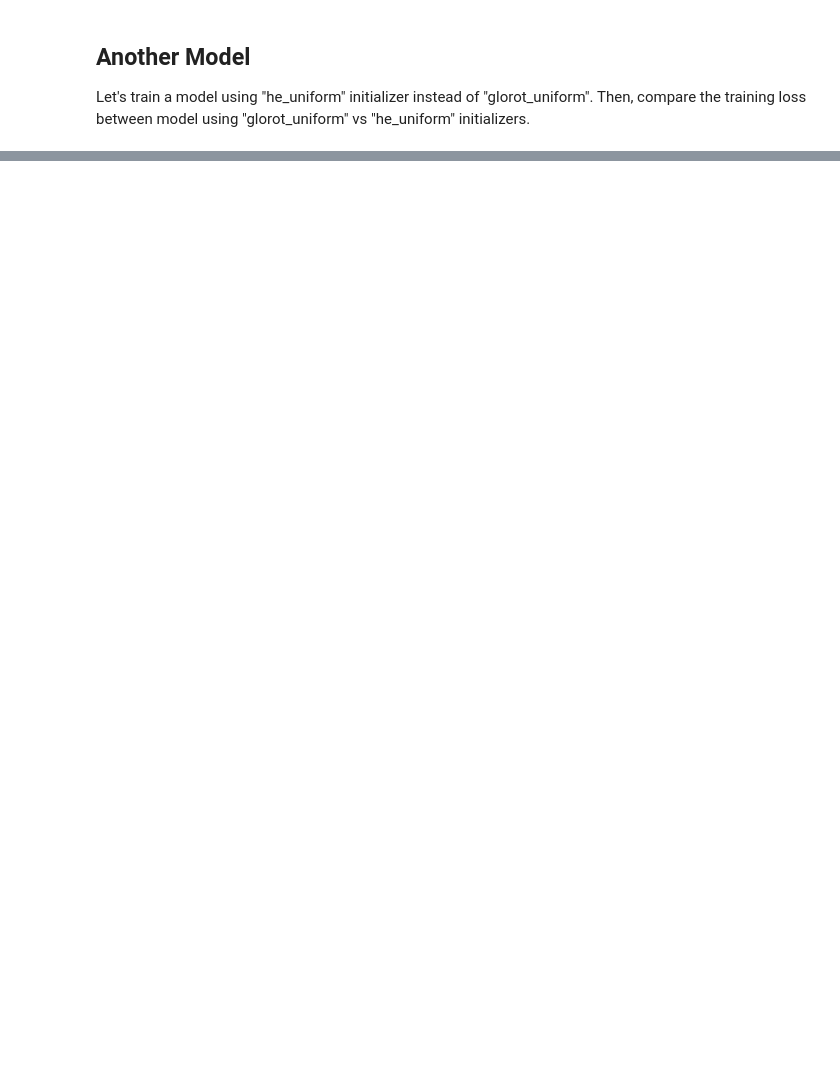
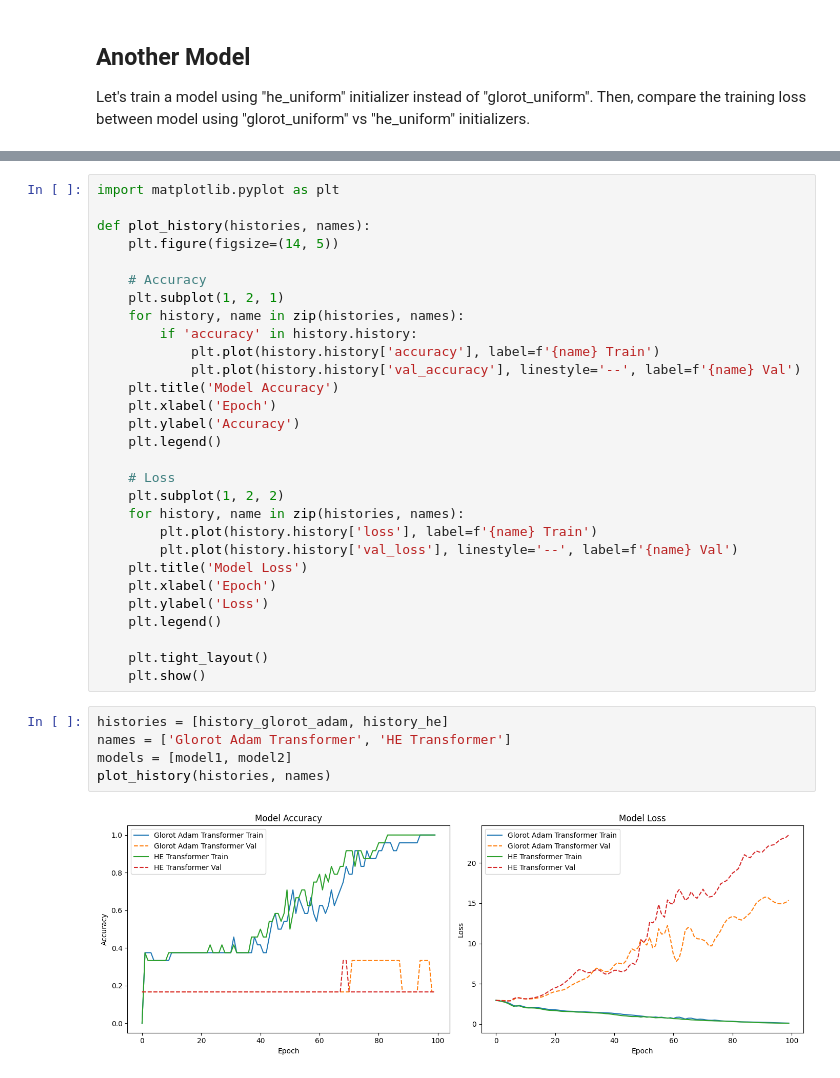
Before and after one commit to ElsonFilho/DeepLearning_Keras, a Jupyter notebook: notebooks/Transformers_Keras.ipynb, the cells around one changed output, grey strips where cells are left out. Cells and saved outputs as stored; diff of their text form; blank space fills up the shorter version.

```diff
--- a/notebooks/Transformers_Keras.ipynb
+++ b/notebooks/Transformers_Keras.ipynb
@@ -352,0 +362,36 @@ Epoch 100/100
+# %%
+import matplotlib.pyplot as plt
+
+def plot_history(histories, names):
+    plt.figure(figsize=(14, 5))
+
+    # Accuracy
+    plt.subplot(1, 2, 1)
+    for history, name in zip(histories, names):
+        if 'accuracy' in history.history:
+            plt.plot(history.history['accuracy'], label=f'{name} Train')
+            plt.plot(history.history['val_accuracy'], linestyle='--', label=f'{name} Val')
+    plt.title('Model Accuracy')
+    plt.xlabel('Epoch')
+    plt.ylabel('Accuracy')
+    plt.legend()
+
+    # Loss
+    plt.subplot(1, 2, 2)
+    for history, name in zip(histories, names):
+        plt.plot(history.history['loss'], label=f'{name} Train')
+        plt.plot(history.history['val_loss'], linestyle='--', label=f'{name} Val')
+    plt.title('Model Loss')
+    plt.xlabel('Epoch')
+    plt.ylabel('Loss')
+    plt.legend()
+
+    plt.tight_layout()
+    plt.show()
+# %%
+histories = [history_glorot_adam, history_he]
+names = ['Glorot Adam Transformer', 'HE Transformer']
+models = [model1, model2]
+plot_history(histories, names)
+# %% [output]
+[figure, added]
```
Also changed, not shown: parts of 7 cells of this notebook.
